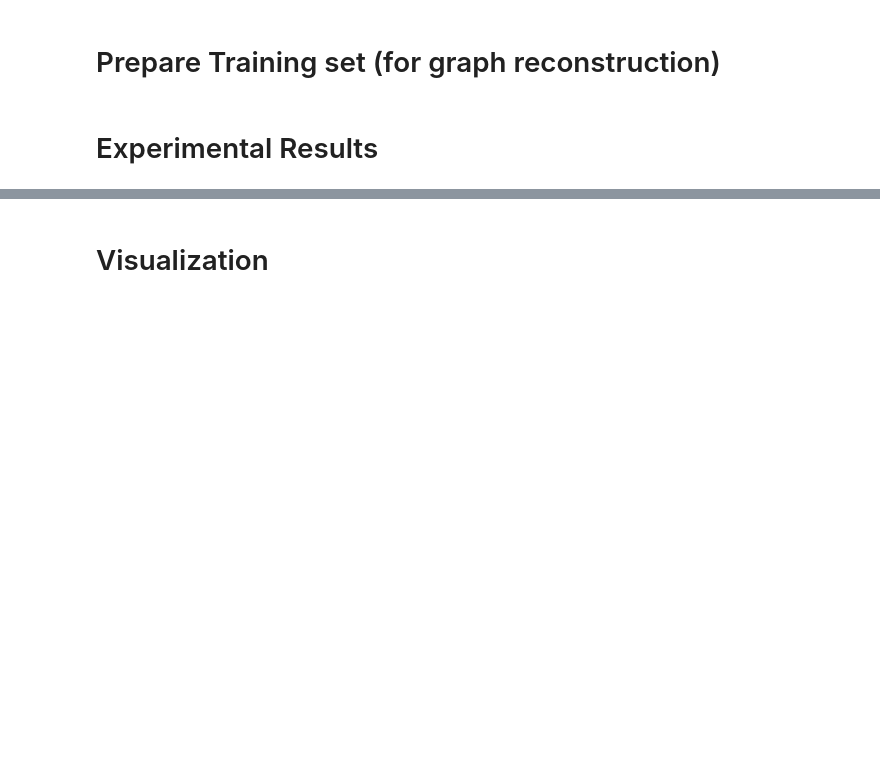
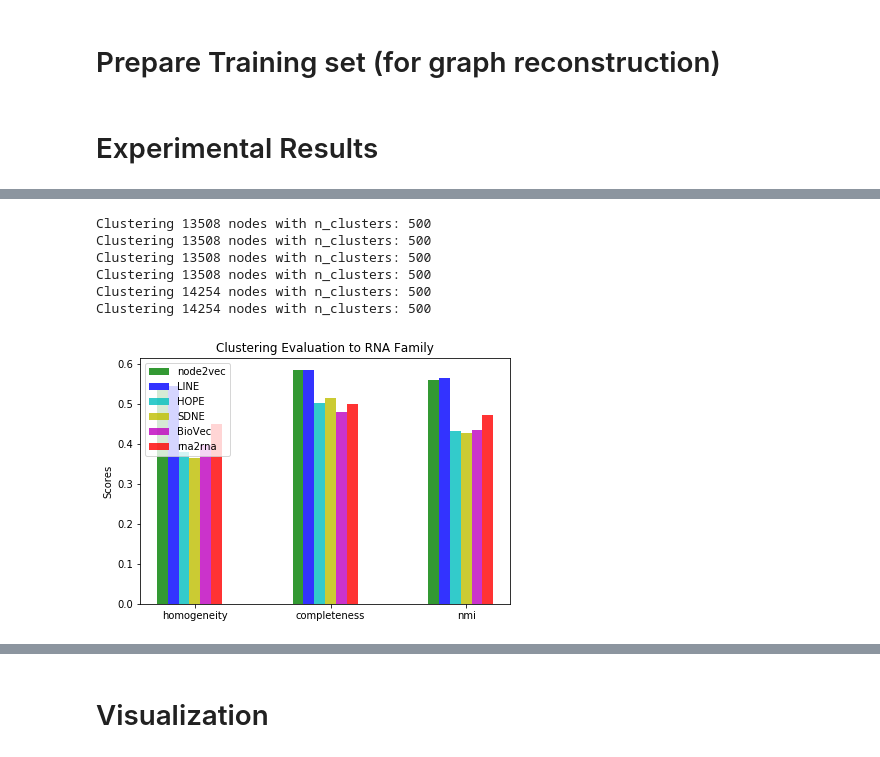
Before and after one commit to JonnyTran/MultiOmicsGraphEmbedding, a Jupyter notebook: Siamese Graph Embedding.ipynb, the cells around one changed output, grey strips where cells are left out. Drawn from its saved outputs; the diff is of its cells as text; code cells hidden in the pictures; blank space fills up the shorter version.

```diff
--- a/Siamese Graph Embedding.ipynb
+++ b/Siamese Graph Embedding.ipynb
@@ -412,13 +431,21 @@ bar_chart(results, measures=['Homogeneity', 'Completeness', 'NMI'],
 # %%
 from moge.evaluation.node_clustering import evaluate_clustering
 
 results = {}
 for method in methods.keys():
     results[method] = evaluate_clustering(methods[method], network=network, node_label="Family",
                                           max_clusters=500, n_clusters=None)
 
-bar_chart(results, measures=['Homogeneity', 'Completeness', 'NMI'],
+bar_chart(results, measures=['homogeneity', 'completeness', 'nmi'],
           title="Clustering Evaluation to {}".format("RNA Family"))
+# %% [output]
+Clustering 13508 nodes with n_clusters: 500
+Clustering 13508 nodes with n_clusters: 500
+Clustering 13508 nodes with n_clusters: 500
+Clustering 13508 nodes with n_clusters: 500
+Clustering 14254 nodes with n_clusters: 500
+Clustering 14254 nodes with n_clusters: 500
+[figure, added]
 # %%
 from moge.evaluation.node_classification import evaluate_classification
 
```
Also changed, not shown: parts of 5 cells of this notebook, 1 other file.
